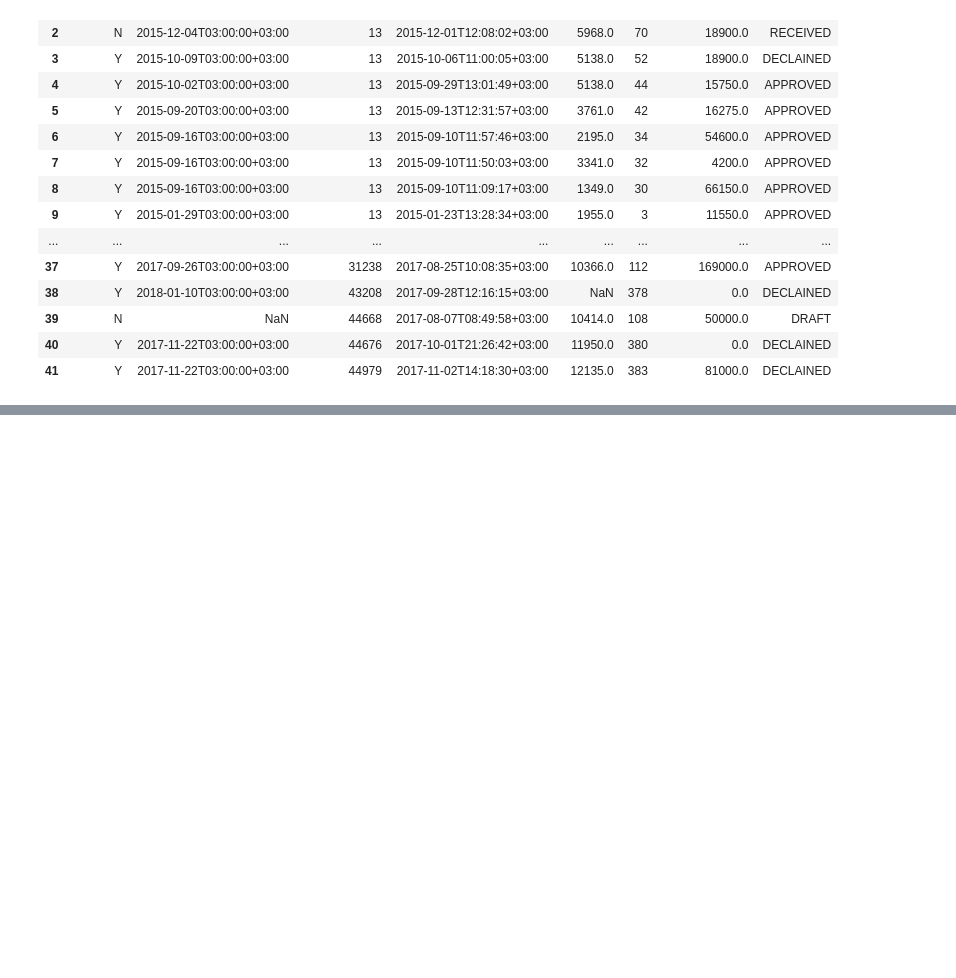
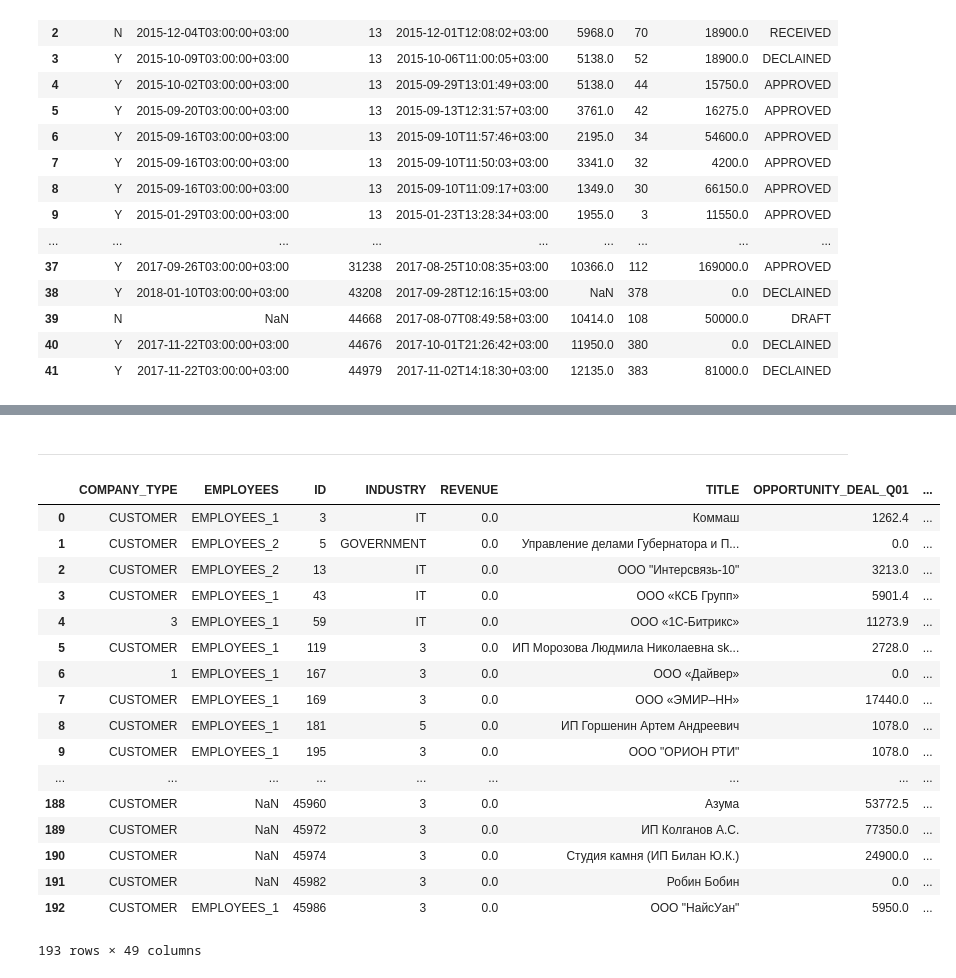
Before and after one commit to bogdanovdya/Clients_Lifetime, a Jupyter notebook: model/DF_compilation.ipynb, the cells around one changed output, grey strips where cells are left out. Cells and saved outputs as stored; diff of their text form; code cells hidden in the pictures; blank space fills up the shorter version.

```diff
--- a/model/DF_compilation.ipynb
+++ b/model/DF_compilation.ipynb
@@ -107,0 +452,2 @@ quote_df
+# %%
+quo_result = pd.merge(quo_result, quo_result1, on='COMPANY_ID')
@@ -107,0 +464,29 @@ quote_df
+# %% [markdown]
+--------------------------------------------------------------------------------------------------------------------------------
+# %%
+result = pd.merge(cmp_df, deal_result, left_on='ID', right_on='COMPANY_ID', suffixes=('CMP', 'DEALS'), how='outer')
+# %%
+result = pd.merge(result, inv_result, left_on='ID', right_on='UF_COMPANY_ID', suffixes=('', 'INV'), how='outer')
+# %%
+result = pd.merge(result, quo_result, left_on='ID', right_on='COMPANY_ID', suffixes=('', 'QUO'), how='outer')
+# %%
+result
+# %% [output]
+|  | COMPANY_TYPE | EMPLOYEES | ID | INDUSTRY | REVENUE | TITLE | OPPORTUNITY_DEAL_Q01 | ... |
+| 0 | CUSTOMER | EMPLOYEES_1 | 3 | IT | 0.0 | Коммаш | 1262.4 | ... |
+| 1 | CUSTOMER | EMPLOYEES_2 | 5 | GOVERNMENT | 0.0 | Управление делами Губернатора и П... | 0.0 | ... |
+| 2 | CUSTOMER | EMPLOYEES_2 | 13 | IT | 0.0 | ООО "Интерсвязь-10" | 3213.0 | ... |
+| 3 | CUSTOMER | EMPLOYEES_1 | 43 | IT | 0.0 | ООО «КСБ Групп» | 5901.4 | ... |
+| 4 | 3 | EMPLOYEES_1 | 59 | IT | 0.0 | ООО «1С-Битрикс» | 11273.9 | ... |
+| 5 | CUSTOMER | EMPLOYEES_1 | 119 | 3 | 0.0 | ИП Морозова Людмила Николаевна sk... | 2728.0 | ... |
+| 6 | 1 | EMPLOYEES_1 | 167 | 3 | 0.0 | ООО «Дайвер» | 0.0 | ... |
+| 7 | CUSTOMER | EMPLOYEES_1 | 169 | 3 | 0.0 | ООО «ЭМИР–НН» | 17440.0 | ... |
+| 8 | CUSTOMER | EMPLOYEES_1 | 181 | 5 | 0.0 | ИП Горшенин Артем Андреевич | 1078.0 | ... |
+| 9 | CUSTOMER | EMPLOYEES_1 | 195 | 3 | 0.0 | ООО "ОРИОН РТИ" | 1078.0 | ... |
+| ... | ... | ... | ... | ... | ... | ... | ... | ... |
+| 188 | CUSTOMER | NaN | 45960 | 3 | 0.0 | Азума | 53772.5 | ... |
+| 189 | CUSTOMER | NaN | 45972 | 3 | 0.0 | ИП Колганов А.С. | 77350.0 | ... |
+| 190 | CUSTOMER | NaN | 45974 | 3 | 0.0 | Студия камня (ИП Билан Ю.К.) | 24900.0 | ... |
+| 191 | CUSTOMER | NaN | 45982 | 3 | 0.0 | Робин Бобин | 0.0 | ... |
+| 192 | CUSTOMER | EMPLOYEES_1 | 45986 | 3 | 0.0 | ООО "НайсУан" | 5950.0 | ... |
+193 rows × 49 columns
```
Also changed, not shown: parts of 69 cells of this notebook.
